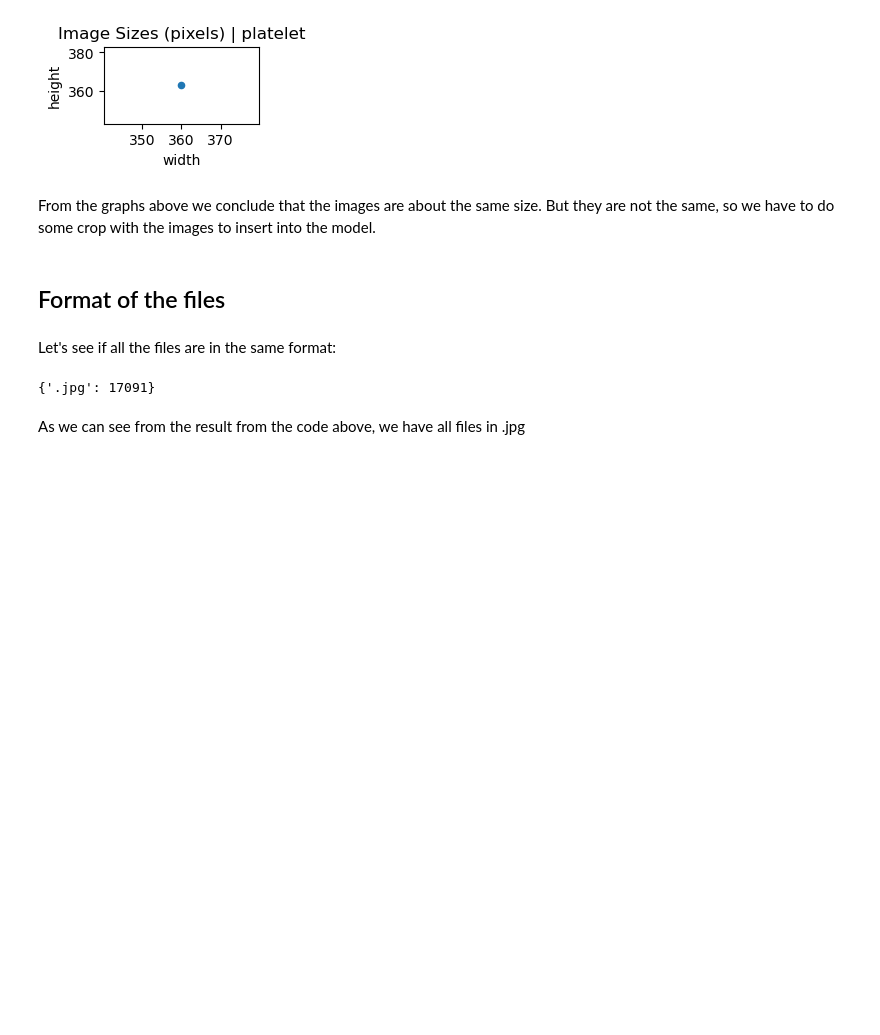
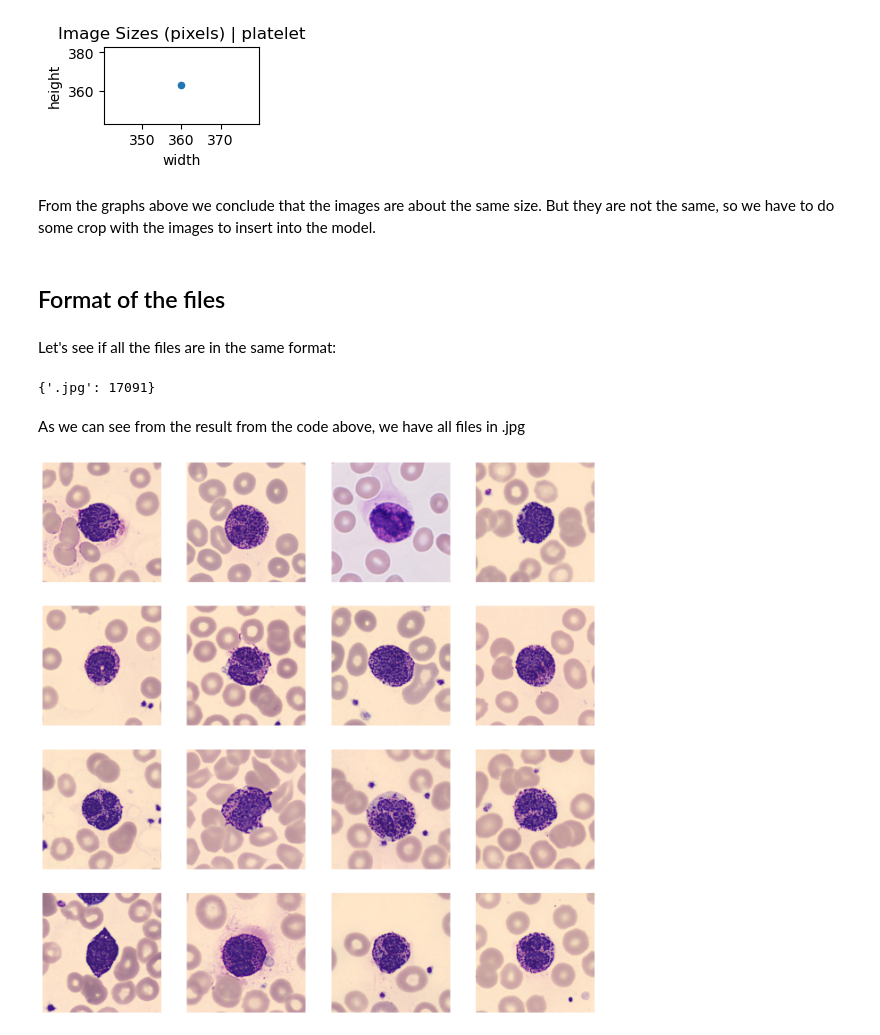
Before and after one commit to ottospiga/blood_cell_classification, a Jupyter notebook: notebooks/01-EDA.ipynb, the cells around one changed output. Saved outputs shown, nothing was run; the diff lists cells and outputs as text; code cells hidden in the pictures; blank space fills up the shorter version.

```diff
--- a/notebooks/01-EDA.ipynb
+++ b/notebooks/01-EDA.ipynb
@@ -218,3 +216,30 @@ As we can see from the result from the code above, we have all files in .jpg
 
 #     - Colors
 #     - Backgroud
+# %%
+import os
+import matplotlib.pyplot as plt
+import matplotlib.image as mpimg
+
+pic_directory = '../datasets/dataset_normal/basophil/'
+ncols = 4  # Number of columns in the grid
+nrows = 4  # Number of rows in the grid
+
+def show_image_sample(pic_directory):
+    '''display 4x4 images'''
+    fig = plt.gcf()
+    fig.set_size_inches(ncols * 4, nrows * 4)
+    image_files = os.listdir(pic_directory)[:nrows * ncols]
+
+    for i, img_file in enumerate(image_files):
+        img_path = os.path.join(pic_directory, img_file)
+        sp = plt.subplot(nrows, ncols, i + 1)
+        sp.axis('Off')
+        img = mpimg.imread(img_path)
+        plt.imshow(img)
+
+    plt.show()
+
+show_image_sample(pic_directory)
+# %% [output]
+[figure, added]
```
Also changed, not shown: parts of 2 cells of this notebook, 1 other file.
